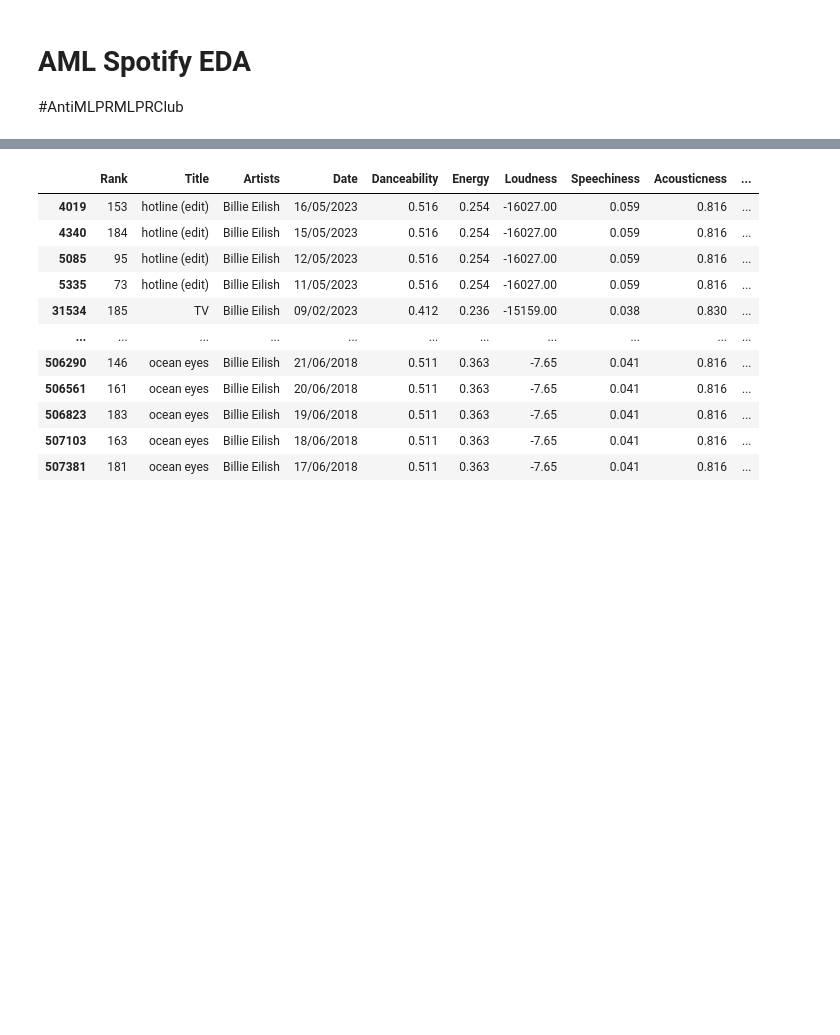
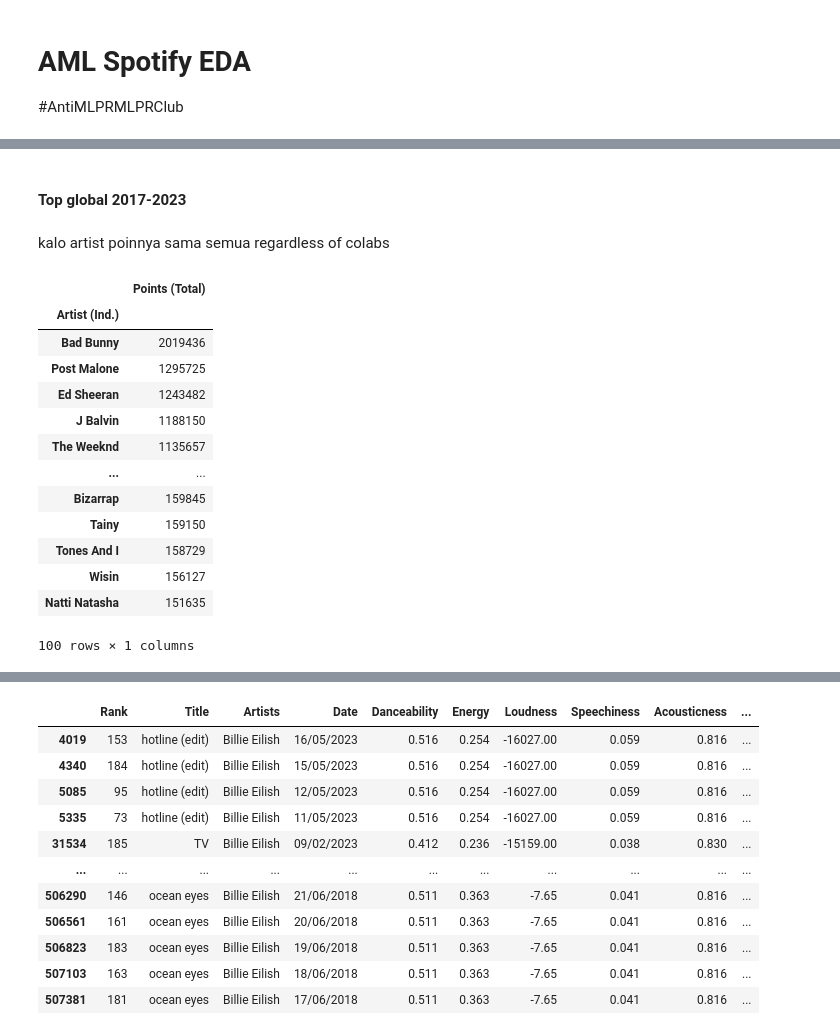
Before and after one commit to pinterbanget/AMLSpotify, a Jupyter notebook: data_exploration.ipynb, the cells around one changed output, grey strips where cells are left out. Cells and saved outputs as stored; diff of their text form; code cells hidden in the pictures; blank space fills up the shorter version.

```diff
--- a/data_exploration.ipynb
+++ b/data_exploration.ipynb
@@ -16,3 +16,27 @@ data.head()
 | 2 | 2 | WHERE SHE GOES | Bad Bunny | 29/05/2023 | 0.652 | 0.800 | -4019.0 | 0.061 | 0.143 | ... |
 | 3 | 3 | La Bebe - Remix | Yng Lvcas, Peso Pluma | 29/05/2023 | 0.812 | 0.479 | -5678.0 | 0.333 | 0.213 | ... |
 | 4 | 3 | La Bebe - Remix | Yng Lvcas, Peso Pluma | 29/05/2023 | 0.812 | 0.479 | -5678.0 | 0.333 | 0.213 | ... |
+# %% [markdown]
+#### Top global 2017-2023
+# %% [markdown]
+kalo artist poinnya sama semua regardless of colabs
+# %%
+artist_score = data[["Artist (Ind.)", "Points (Total)"]]
+most_charting_artists = artist_score.groupby("Artist (Ind.)").sum()
+most_charting_artists = most_charting_artists.sort_values("Points (Total)", ascending=False)
+most_charting_artists[:100]
+# %% [output]
+|  | Points (Total) |
+| Artist (Ind.) |  |
+| Bad Bunny | 2019436 |
+| Post Malone | 1295725 |
+| Ed Sheeran | 1243482 |
+| J Balvin | 1188150 |
+| The Weeknd | 1135657 |
+| ... | ... |
+| Bizarrap | 159845 |
+| Tainy | 159150 |
+| Tones And I | 158729 |
+| Wisin | 156127 |
+| Natti Natasha | 151635 |
+100 rows × 1 columns
```
Also changed, not shown: parts of 7 cells of this notebook, 6 other files.
